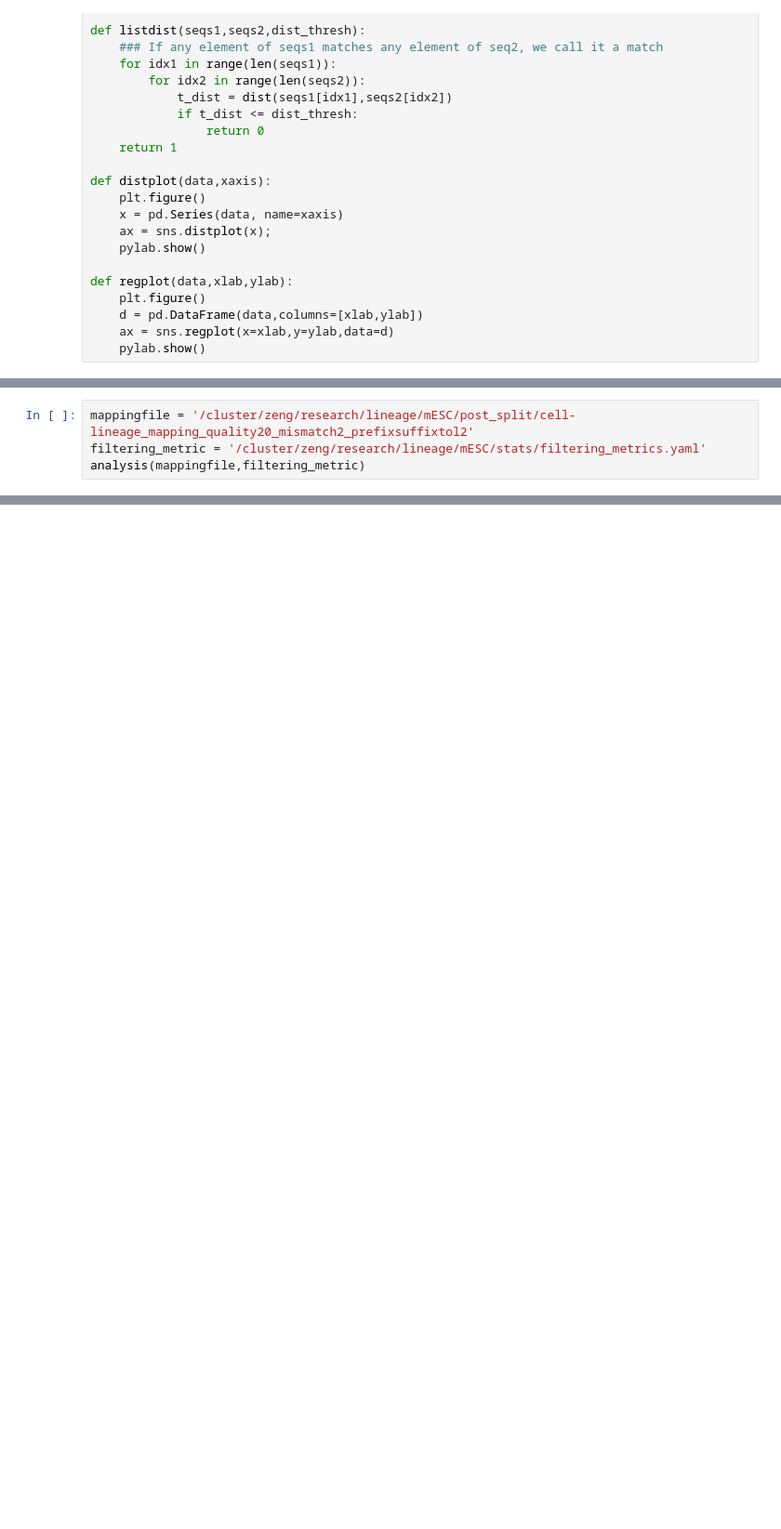
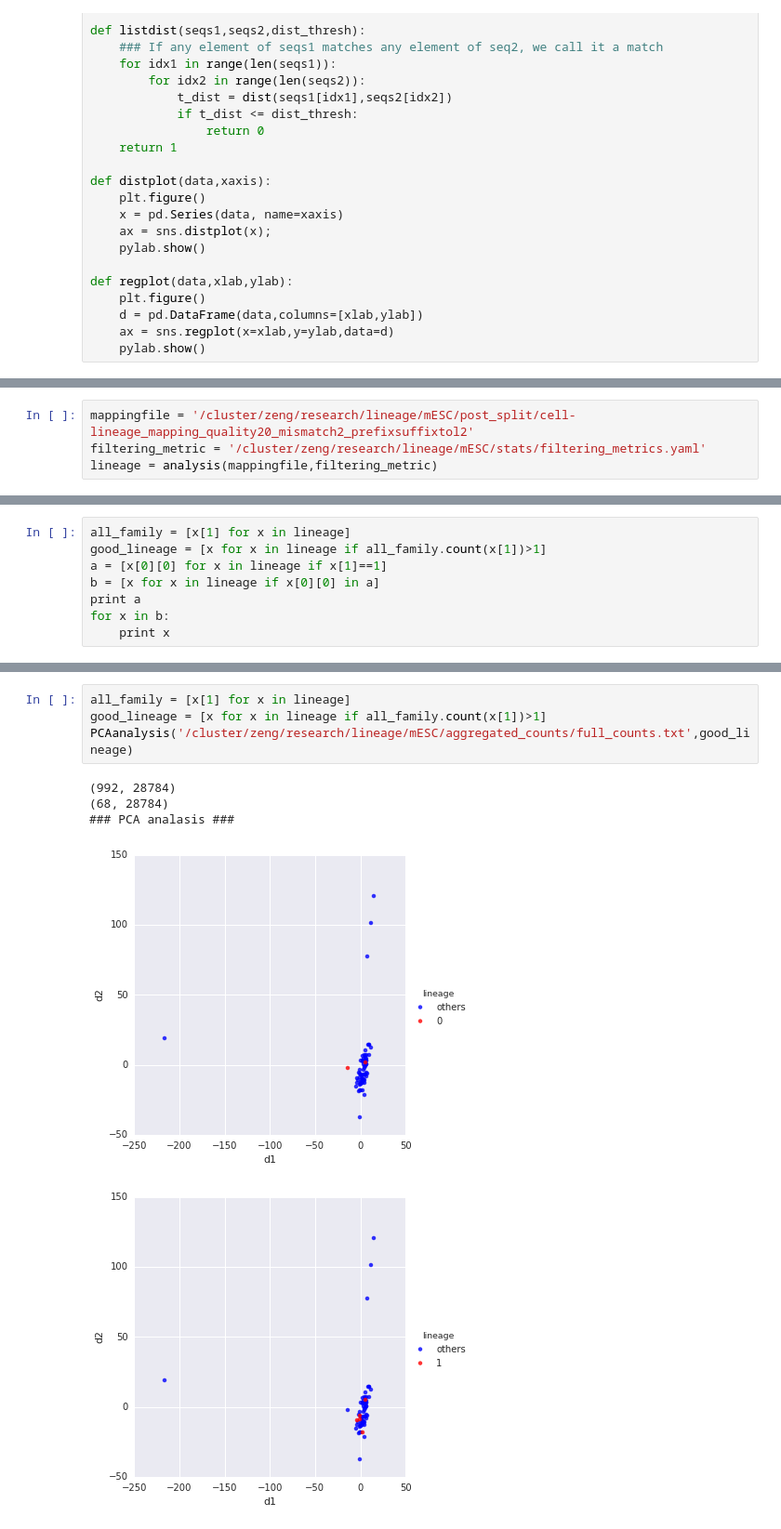
Before and after one commit to haoyangz/LT-rich, a Jupyter notebook: cell-lineage mapping.ipynb, the cells around one changed output, grey strips where cells are left out. Shown at 93% size. Drawn from its saved outputs; the diff is of its cells as text; blank space fills up the shorter version.

```diff
--- a/cell-lineage mapping.ipynb
+++ b/cell-lineage mapping.ipynb
@@ -261,7 +324,7 @@ def analysis(mappingfile,filtering_metric):
 # %%
 mappingfile = '/cluster/zeng/research/lineage/mESC/post_split/cell-lineage_mapping_quality20_mismatch2_prefixsuffixtol2'
 filtering_metric = '/cluster/zeng/research/lineage/mESC/stats/filtering_metrics.yaml'
-analysis(mappingfile,filtering_metric)
+lineage = analysis(mappingfile,filtering_metric)
 # %% [output]
 #### Printing Indrop preprocessing stats ###
 Rejected Reads: 37401945
@@ -312,3 +375,11 @@ Now printing the information for all the cell who has >= one valid barcode:
 Num of (valid) cell with valid PE2 barcode: 153
 The distribution of raw PE2 reads in valid cell:
 ... (9 outputs left out)
+# %%
+all_family = [x[1] for x in lineage]
+good_lineage = [x for x in lineage if all_family.count(x[1])>1]
+a = [x[0][0] for x in lineage if x[1]==1]
+b = [x for x in lineage if x[0][0] in a]
+print a
+for x in b:
+    print x
@@ -314,0 +393,10 @@ The distribution of raw PE2 reads in valid cell:
+# %%
+all_family = [x[1] for x in lineage]
+good_lineage = [x for x in lineage if all_family.count(x[1])>1]
+PCAanalysis('/cluster/zeng/research/lineage/mESC/aggregated_counts/full_counts.txt',good_lineage)
+# %% [output]
+(992, 28784)
+(68, 28784)
+### PCA analasis ###
+[figure, added]
+[figure, added]
```
Also changed, not shown: parts of 10 cells of this notebook, 1 other file.
